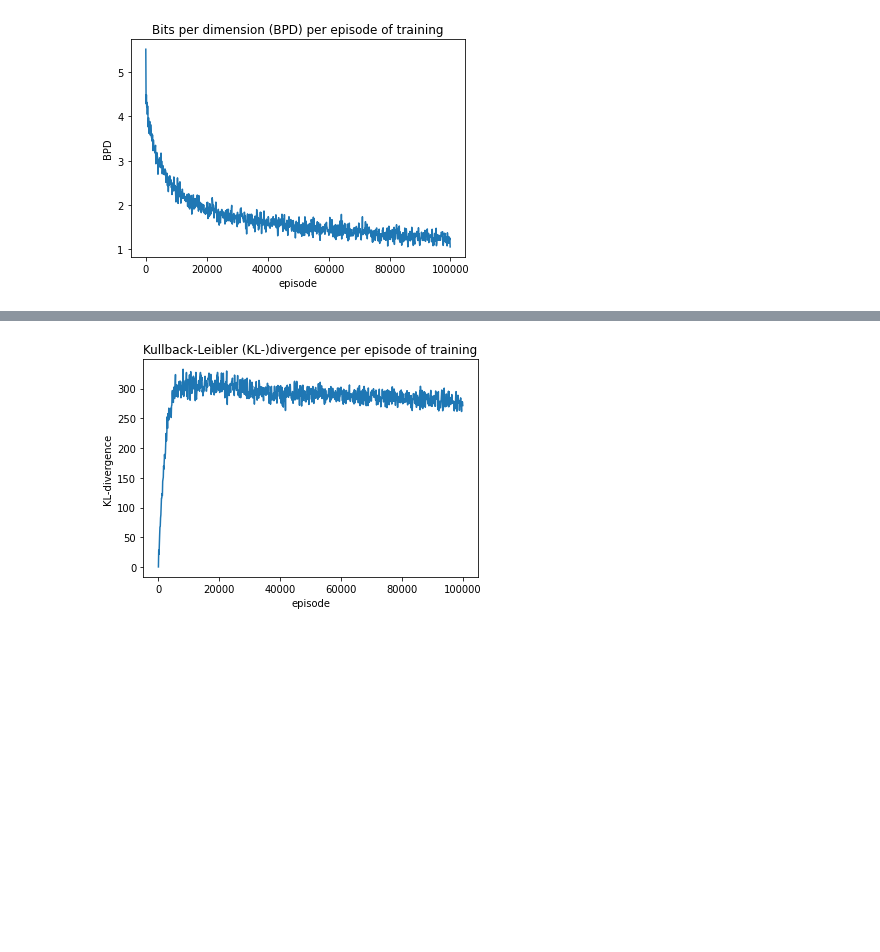
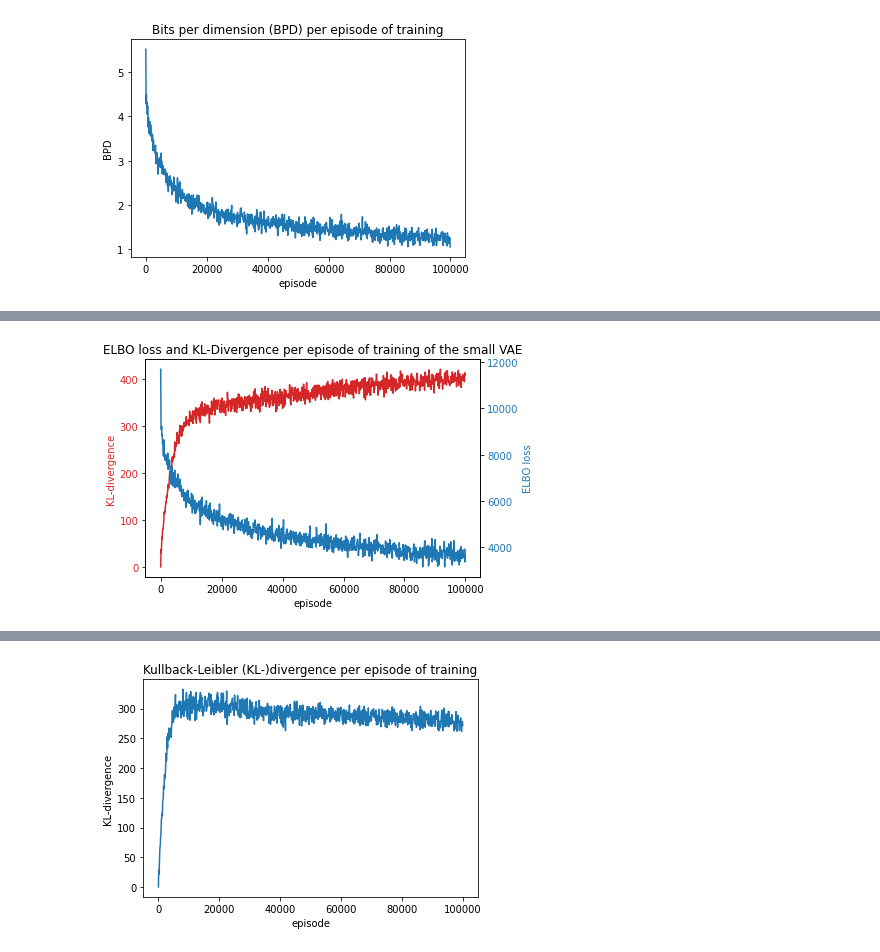
Before and after one commit to JanSchering/natural_computing, a Jupyter notebook: final/vae/presentation_vis.ipynb, the cells around one changed output, grey strips where cells are left out. Drawn from its saved outputs; the diff is of its cells as text; code cells hidden in the pictures; blank space fills up the shorter version.

```diff
--- a/final/vae/presentation_vis.ipynb
+++ b/final/vae/presentation_vis.ipynb
@@ -27,0 +54,23 @@ plt.show()
+# %%
+# Plot the combined ELBO loss and KL divergence of the small VAE model during training
+elbo_train_small = np.genfromtxt(join(vae_small_dir_data, "train", "total-loss.csv"), skip_header=1, delimiter=",")
+kl_train_small = np.genfromtxt(join(vae_small_dir_data, "train", "kl-loss.csv"), skip_header=1, delimiter=",")
+
+fig, ax1 = plt.subplots()
+color = 'tab:red'
+ax1.plot(kl_train_small[:,1], kl_train_small[:,2], color=color)
+ax1.set_ylabel("KL-divergence", color=color)
+ax1.set_xlabel("episode")
+ax1.tick_params(axis='y', labelcolor=color)
+
+ax2 = ax1.twinx()
+color = 'tab:blue'
+ax2.set_ylabel("ELBO loss", color=color)
+ax2.plot(elbo_train_small[:,1], elbo_train_small[:,2], color=color)
+ax2.tick_params(axis='y', labelcolor=color)
+
+ax1.set_title("ELBO loss and KL-Divergence per episode of training of the small VAE")
+plt.savefig(join(vae_small_dir_img, "elbo_kl_plot.png"))
+plt.show()
+# %% [output]
+[figure, added]
```
Also changed, not shown: parts of 5 cells of this notebook, 7 other files.
